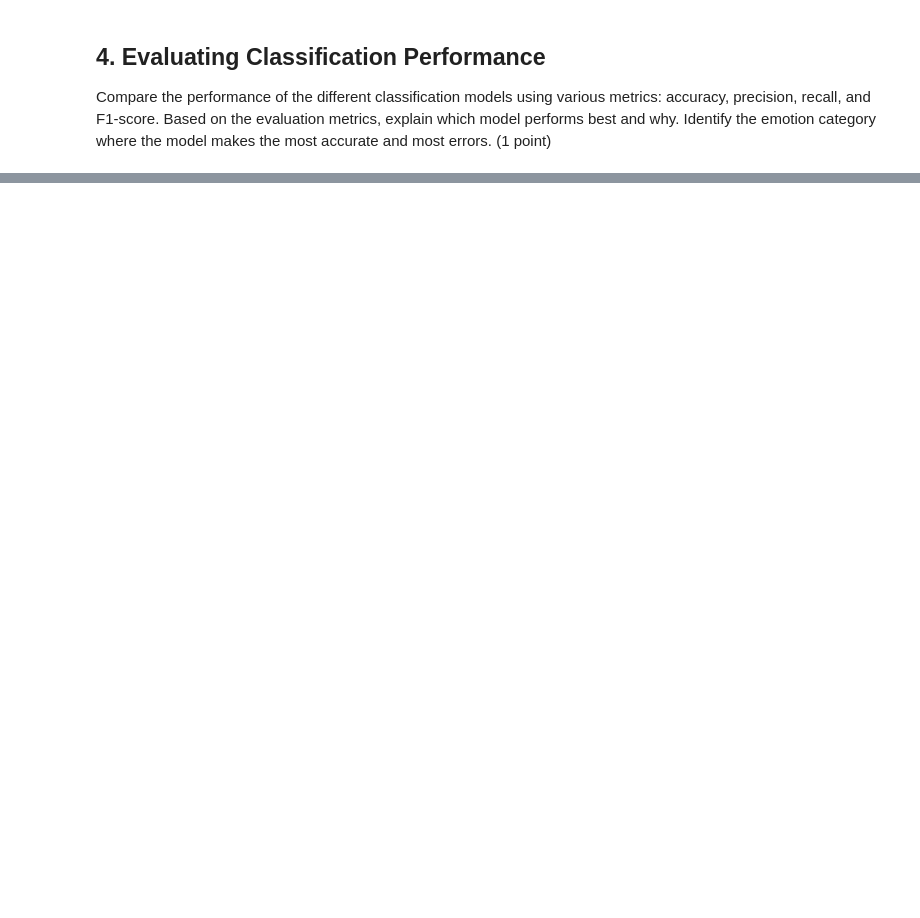
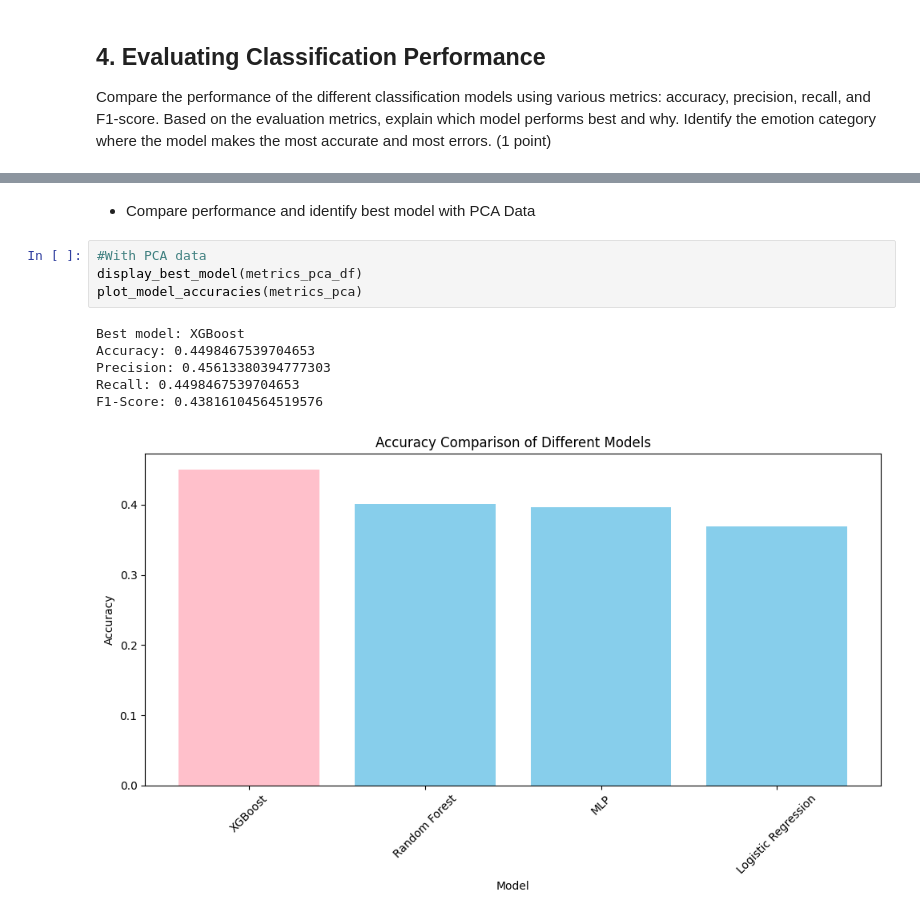
Before and after one commit to hquoctuan/Fundamental-ML, a Jupyter notebook: notebooks/EDA.ipynb, the cells around one changed output, grey strips where cells are left out. Saved outputs shown, nothing was run; the diff lists cells and outputs as text; blank space fills up the shorter version.

```diff
--- a/notebooks/EDA.ipynb
+++ b/notebooks/EDA.ipynb
@@ -436,3 +526,16 @@ F1-Score: 0.3708995607033573
+# %% [markdown]
+- Compare performance and identify best model with PCA Data
+# %%
+#With PCA data
+display_best_model(metrics_pca_df)
+plot_model_accuracies(metrics_pca)
+# %% [output]
+Best model: XGBoost
+Accuracy: 0.4498467539704653
+Precision: 0.45613380394777303
+Recall: 0.4498467539704653
+F1-Score: 0.43816104564519576
+[figure, added]
 # %%
 # Identify the emotion category where the model makes the most accurate and most errors
 confusion = confusion_matrix(y_test, grid_search.predict(X_test_scaled))
```
Also changed, not shown: parts of 18 cells of this notebook, 1 other file.
